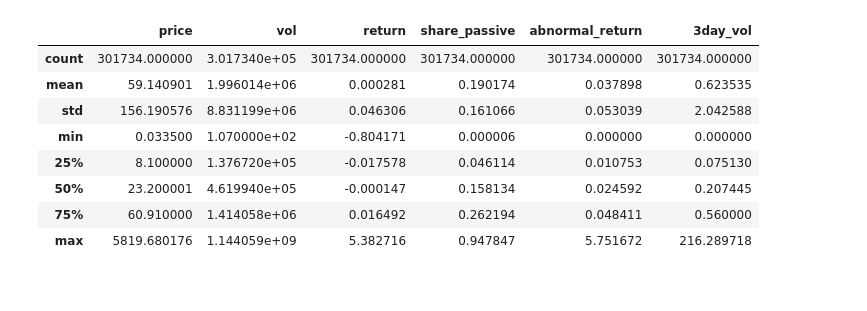
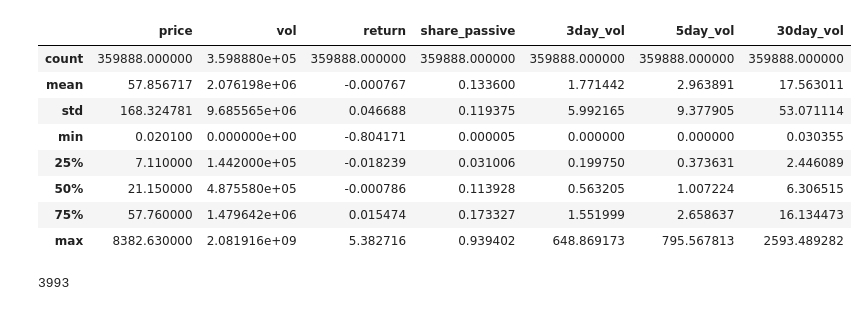
Before and after one commit to uddhavkalra/Stocks-Responsiveness, a Jupyter notebook: analysis.ipynb, the cells around one changed output. Cells and saved outputs as stored; diff of their text form; code cells hidden in the pictures.

```diff
--- a/analysis.ipynb
+++ b/analysis.ipynb
@@ -7,20 +8,25 @@ from linearmodels import PanelOLS
 # %%
-data = pd.read_csv("Data/master_data.csv")
+data = pd.read_csv("Data/master_data_es.csv")
 data.drop(columns=["Unnamed: 0"], inplace=True)
 data = data.dropna()
 # %%
 #sum stats
-sum_stats = data[['price', 'vol', 'return', 'share_passive', 'abnormal_return', '3day_vol']].describe()
+sum_stats = data[['price', 'vol', 'return', 'share_passive', '3day_vol', '5day_vol', '30day_vol']].describe()
 sum_stats
 # %% [output]
-|  | price | vol | return | share_passive | abnormal_return | 3day_vol |
-| count | 301734.000000 | 3.017340e+05 | 301734.000000 | 301734.000000 | 301734.000000 | 301734.000000 |
-| mean | 59.140901 | 1.996014e+06 | 0.000281 | 0.190174 | 0.037898 | 0.623535 |
-| std | 156.190576 | 8.831199e+06 | 0.046306 | 0.161066 | 0.053039 | 2.042588 |
-| min | 0.033500 | 1.070000e+02 | -0.804171 | 0.000006 | 0.000000 | 0.000000 |
-| 25% | 8.100000 | 1.376720e+05 | -0.017578 | 0.046114 | 0.010753 | 0.075130 |
-| 50% | 23.200001 | 4.619940e+05 | -0.000147 | 0.158134 | 0.024592 | 0.207445 |
-| 75% | 60.910000 | 1.414058e+06 | 0.016492 | 0.262194 | 0.048411 | 0.560000 |
-| max | 5819.680176 | 1.144059e+09 | 5.382716 | 0.947847 | 5.751672 | 216.289718 |
+|  | price | vol | return | share_passive | 3day_vol | 5day_vol | 30day_vol |
+| count | 359888.000000 | 3.598880e+05 | 359888.000000 | 359888.000000 | 359888.000000 | 359888.000000 | 359888.000000 |
+| mean | 57.856717 | 2.076198e+06 | -0.000767 | 0.133600 | 1.771442 | 2.963891 | 17.563011 |
+| std | 168.324781 | 9.685565e+06 | 0.046688 | 0.119375 | 5.992165 | 9.377905 | 53.071114 |
+| min | 0.020100 | 0.000000e+00 | -0.804171 | 0.000005 | 0.000000 | 0.000000 | 0.030355 |
+| 25% | 7.110000 | 1.442000e+05 | -0.018239 | 0.031006 | 0.199750 | 0.373631 | 2.446089 |
+| 50% | 21.150000 | 4.875580e+05 | -0.000786 | 0.113928 | 0.563205 | 1.007224 | 6.306515 |
+| 75% | 57.760000 | 1.479642e+06 | 0.015474 | 0.173327 | 1.551999 | 2.658637 | 16.134473 |
+| max | 8382.630000 | 2.081916e+09 | 5.382716 | 0.939402 | 648.869173 | 795.567813 | 2593.489282 |
+# %%
+total_tickers = data['ticker'].unique().tolist()
+print(len(total_tickers))
+# %% [output]
+3993
 # %%
 data['passive_q'] = pd.qcut(data['share_passive'], q=4, labels=False) + 1
```
Also changed, not shown: parts of 34 cells of this notebook, 3 other files.
